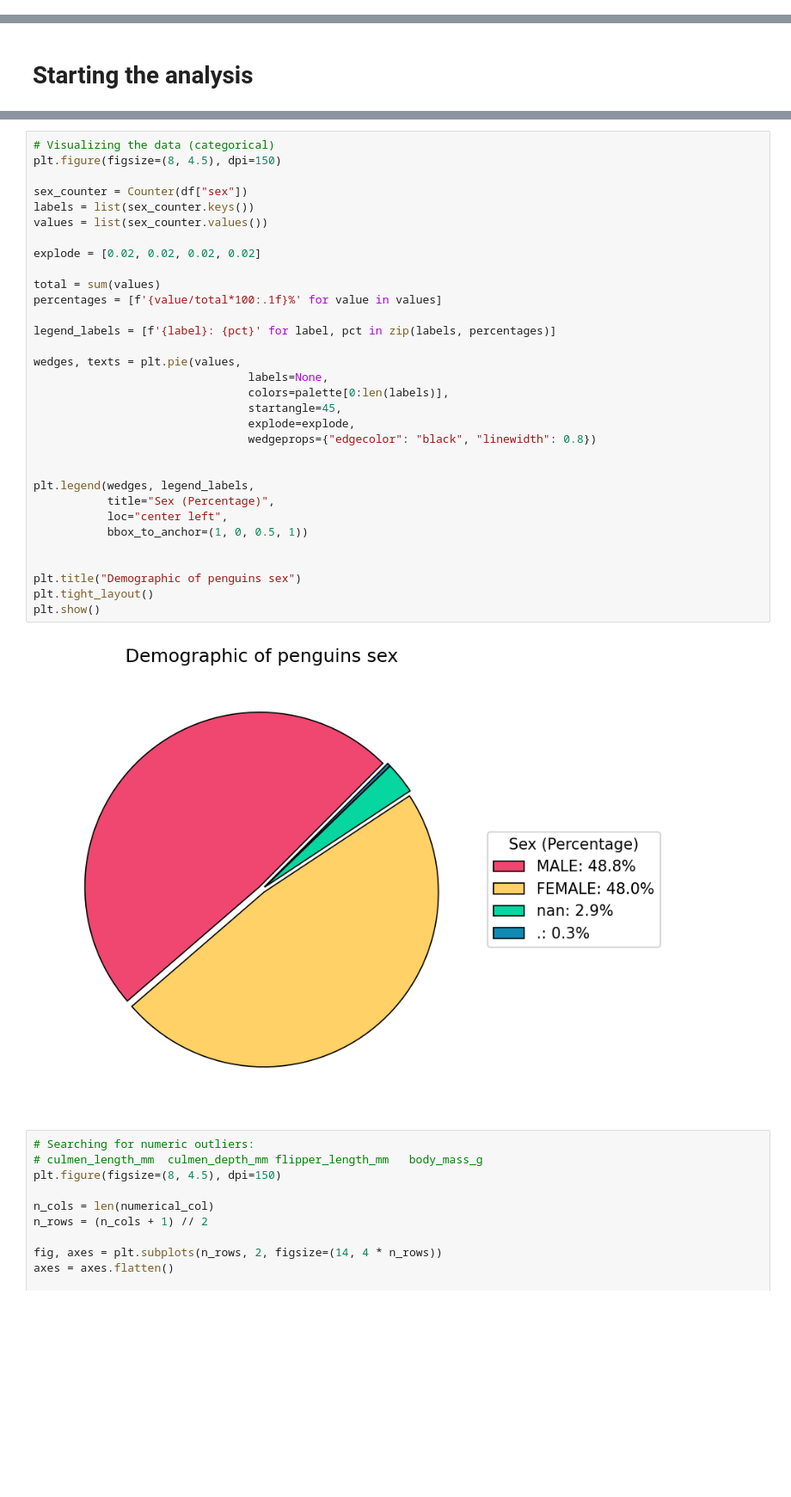
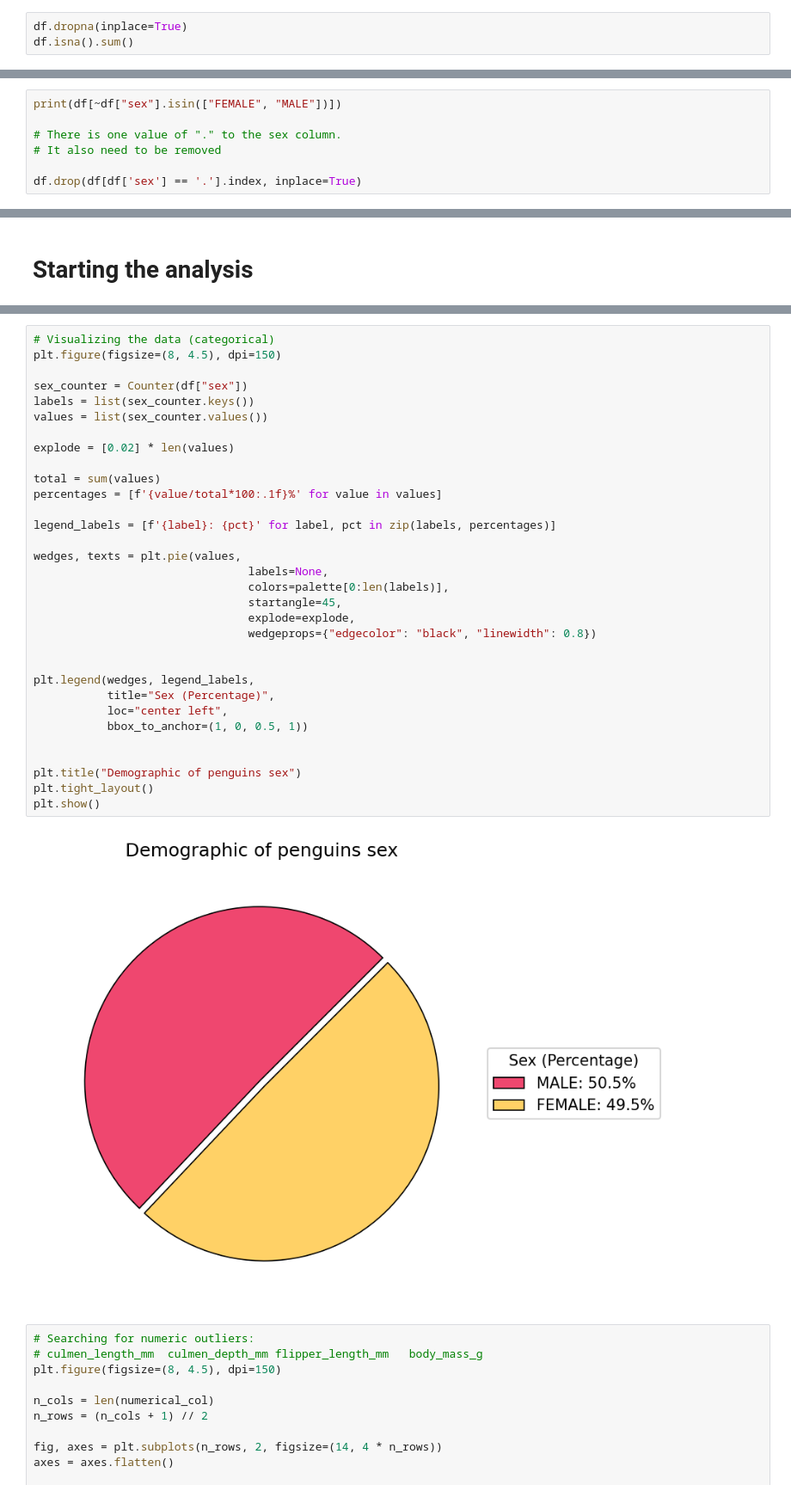
Before and after one commit to Leow14/Penguin-DF, a Jupyter notebook: notebook.ipynb, the cells around one changed output, grey strips where cells are left out. Shown at 86% size. Cells and saved outputs as stored; diff of their text form; blank space fills up the shorter version.

Commit message:
Removing non-sense values from the df.

```diff
--- a/notebook.ipynb
+++ b/notebook.ipynb
@@ -55,0 +78,3 @@ palette = ["#EF476F", "#FFD166", "#06D6A0", "#118AB2", "#073B4C"]
+# %%
+df.dropna(inplace=True)
+df.isna().sum()
@@ -55,0 +94,7 @@ palette = ["#EF476F", "#FFD166", "#06D6A0", "#118AB2", "#073B4C"]
+# %%
+print(df[~df["sex"].isin(["FEMALE", "MALE"])])
+
+# There is one value of "." to the sex column.
+# It also need to be removed
+
+df.drop(df[df['sex'] == '.'].index, inplace=True)
@@ -212,35 +261,35 @@ plt.show()
 plt.figure(figsize=(8, 4.5), dpi=150)
 
 sex_counter = Counter(df["sex"])
 labels = list(sex_counter.keys())
 values = list(sex_counter.values())
 
-explode = [0.02, 0.02, 0.02, 0.02]
+explode = [0.02] * len(values)
 
 total = sum(values)
 percentages = [f'{value/total*100:.1f}%' for value in values]
 
 legend_labels = [f'{label}: {pct}' for label, pct in zip(labels, percentages)]
 
 wedges, texts = plt.pie(values,
                                 labels=None,
                                 colors=palette[0:len(labels)],
                                 startangle=45,
                                 explode=explode,
                                 wedgeprops={"edgecolor": "black", "linewidth": 0.8})
 
 
 plt.legend(wedges, legend_labels,
            title="Sex (Percentage)",
            loc="center left",
            bbox_to_anchor=(1, 0, 0.5, 1))
 
 
 plt.title("Demographic of penguins sex")
 plt.tight_layout()
 plt.show()
 # %% [output]
-[figure, old version]
+[figure, new version]
 # %%
 # Searching for numeric outliers:
 # culmen_length_mm	culmen_depth_mm	flipper_length_mm	body_mass_g
```
Also changed, not shown: parts of 24 cells of this notebook.
